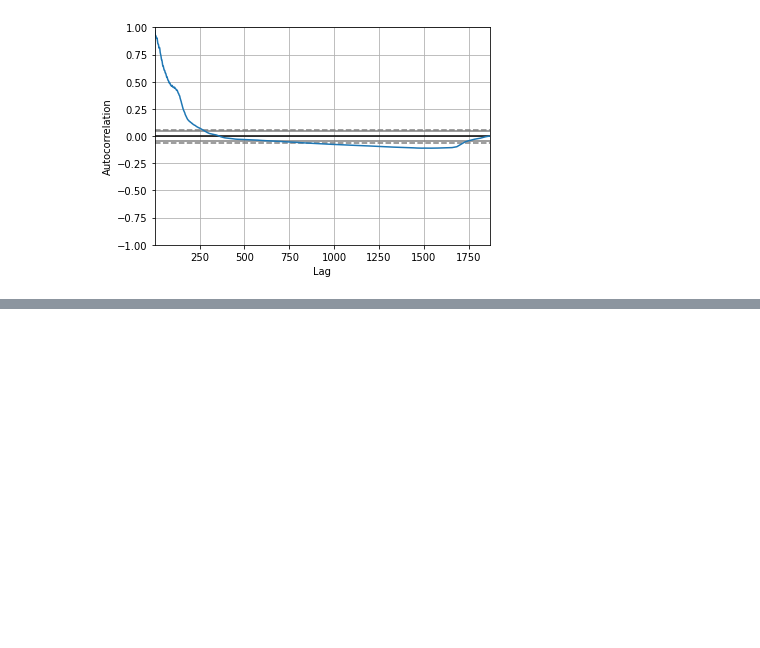
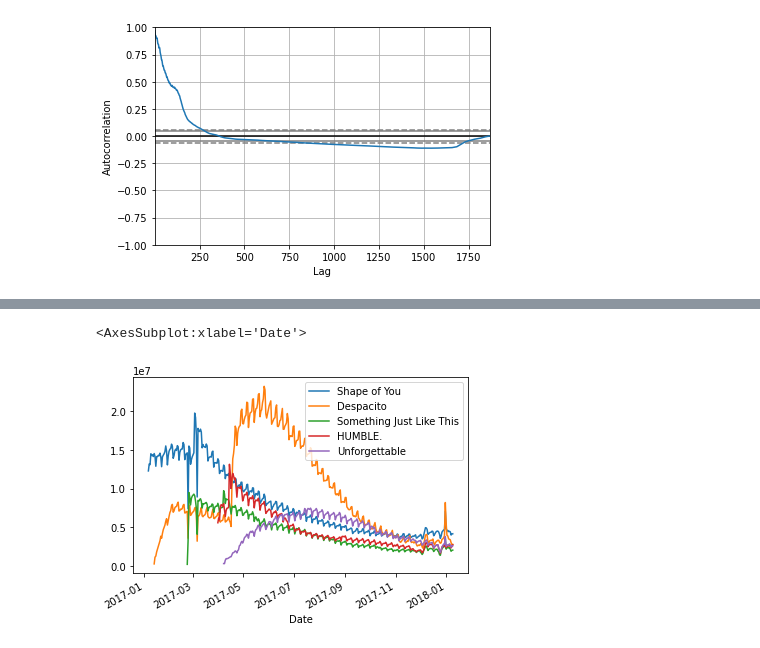
Before and after one commit to hari-viswanathan/learning, a Jupyter notebook: data_visualization.ipynb, the cells around one changed output, grey strips where cells are left out. Cells and saved outputs as stored; diff of their text form; code cells hidden in the pictures; blank space fills up the shorter version.

```diff
--- a/data_visualization.ipynb
+++ b/data_visualization.ipynb
@@ -94,0 +126,2 @@ autocorrelation_plot(crypto['volume'])
+# %%
+spotify_data = pd.read_csv('./datasets/spotify.csv', parse_dates=True, index_col='Date')
@@ -94,0 +138,5 @@ autocorrelation_plot(crypto['volume'])
+# %%
+spotify_data.plot.line()
+# %% [output]
+<AxesSubplot:xlabel='Date'>
+[figure, added]
```
Also changed, not shown: parts of 9 cells of this notebook.
